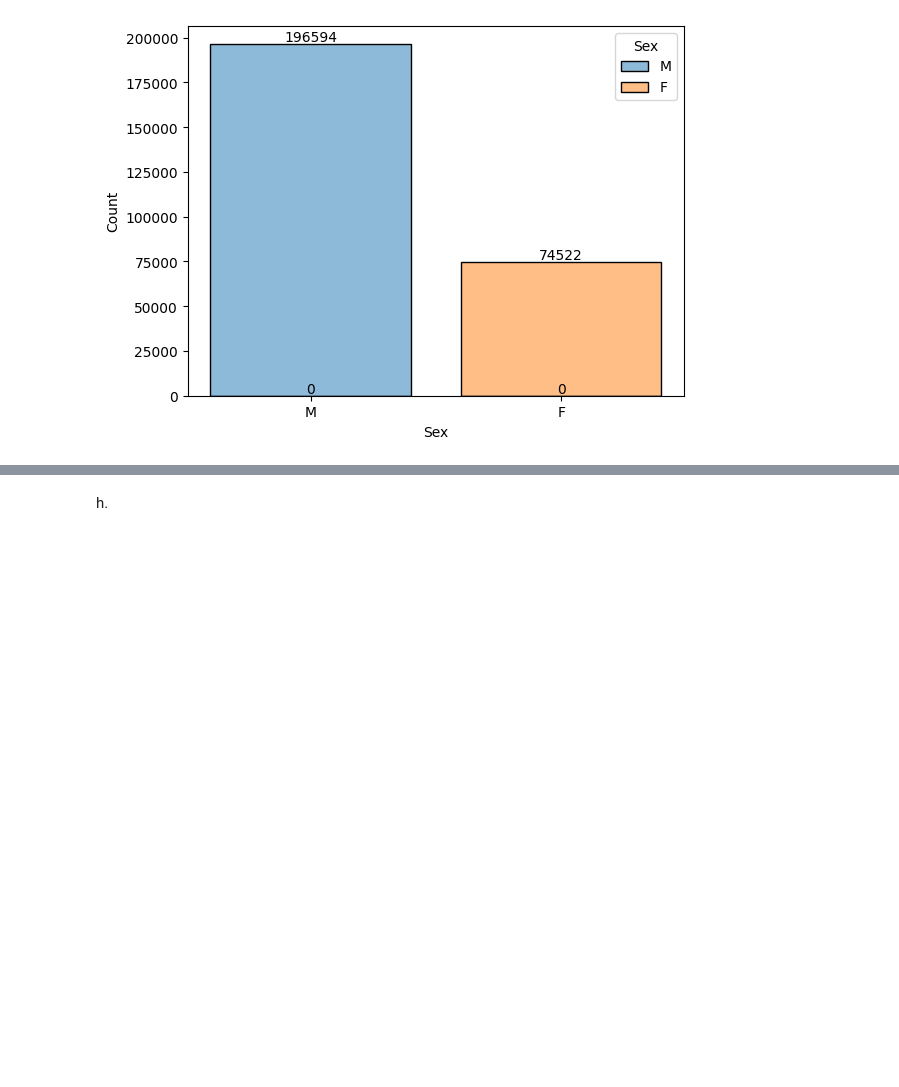
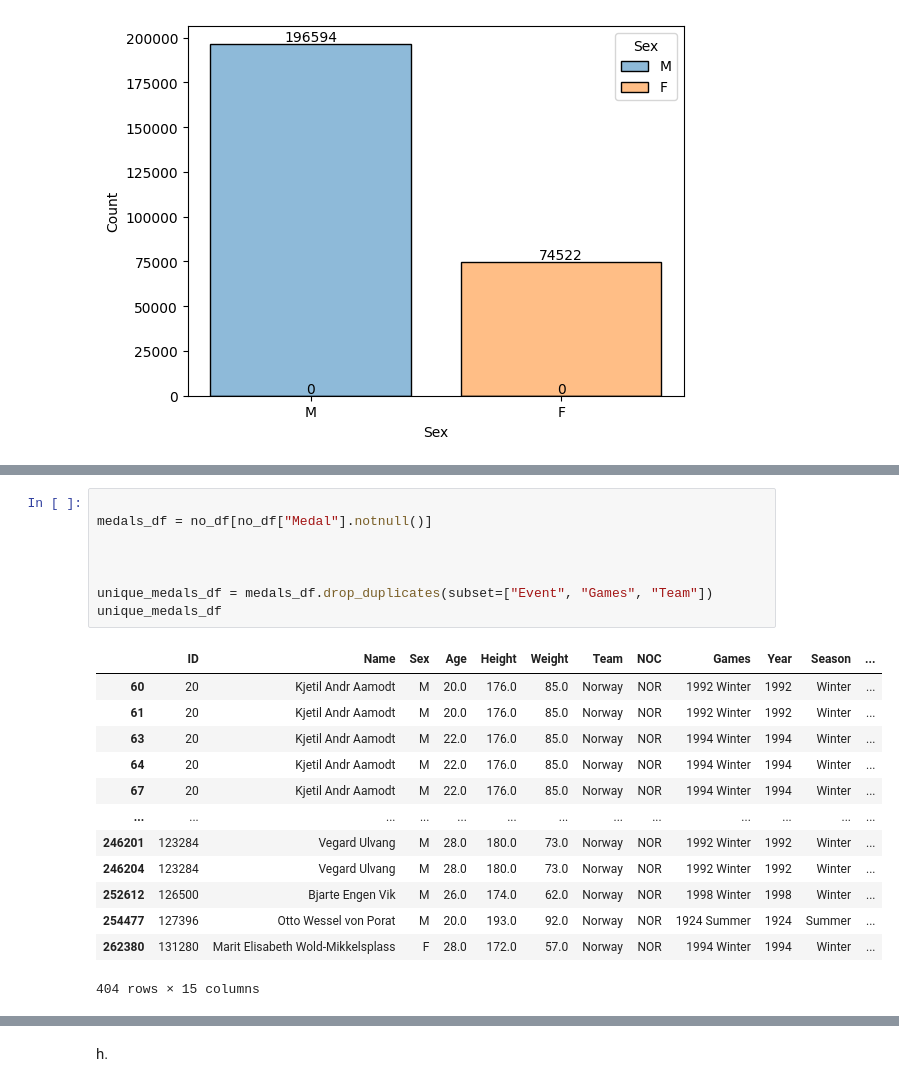
Before and after one commit to Ludwilton/Projekt-OS-Norge, a Jupyter notebook: uppgift_0/uppgift.0.LUDWIG.ipynb, the cells around one changed output, grey strips where cells are left out. Saved outputs shown, nothing was run; the diff lists cells and outputs as text; blank space fills up the shorter version.

```diff
--- a/uppgift_0/uppgift.0.LUDWIG.ipynb
+++ b/uppgift_0/uppgift.0.LUDWIG.ipynb
@@ -110,0 +152,22 @@ for container in ax.containers: # pop info labels on bars
+# %%
+
+medals_df = no_df[no_df["Medal"].notnull()]
+
+
+
+unique_medals_df = medals_df.drop_duplicates(subset=["Event", "Games", "Team"])
+unique_medals_df
+# %% [output]
+|  | ID | Name | Sex | Age | Height | Weight | Team | NOC | Games | Year | Season | ... |
+| 60 | 20 | Kjetil Andr Aamodt | M | 20.0 | 176.0 | 85.0 | Norway | NOR | 1992 Winter | 1992 | Winter | ... |
+| 61 | 20 | Kjetil Andr Aamodt | M | 20.0 | 176.0 | 85.0 | Norway | NOR | 1992 Winter | 1992 | Winter | ... |
+| 63 | 20 | Kjetil Andr Aamodt | M | 22.0 | 176.0 | 85.0 | Norway | NOR | 1994 Winter | 1994 | Winter | ... |
+| 64 | 20 | Kjetil Andr Aamodt | M | 22.0 | 176.0 | 85.0 | Norway | NOR | 1994 Winter | 1994 | Winter | ... |
+| 67 | 20 | Kjetil Andr Aamodt | M | 22.0 | 176.0 | 85.0 | Norway | NOR | 1994 Winter | 1994 | Winter | ... |
+| ... | ... | ... | ... | ... | ... | ... | ... | ... | ... | ... | ... | ... |
+| 246201 | 123284 | Vegard Ulvang | M | 28.0 | 180.0 | 73.0 | Norway | NOR | 1992 Winter | 1992 | Winter | ... |
+| 246204 | 123284 | Vegard Ulvang | M | 28.0 | 180.0 | 73.0 | Norway | NOR | 1992 Winter | 1992 | Winter | ... |
+| 252612 | 126500 | Bjarte Engen Vik | M | 26.0 | 174.0 | 62.0 | Norway | NOR | 1998 Winter | 1998 | Winter | ... |
+| 254477 | 127396 | Otto Wessel von Porat | M | 20.0 | 193.0 | 92.0 | Norway | NOR | 1924 Summer | 1924 | Summer | ... |
+| 262380 | 131280 | Marit Elisabeth Wold-Mikkelsplass | F | 28.0 | 172.0 | 57.0 | Norway | NOR | 1994 Winter | 1994 | Winter | ... |
+404 rows × 15 columns
```
Also changed, not shown: parts of 4 cells of this notebook.
